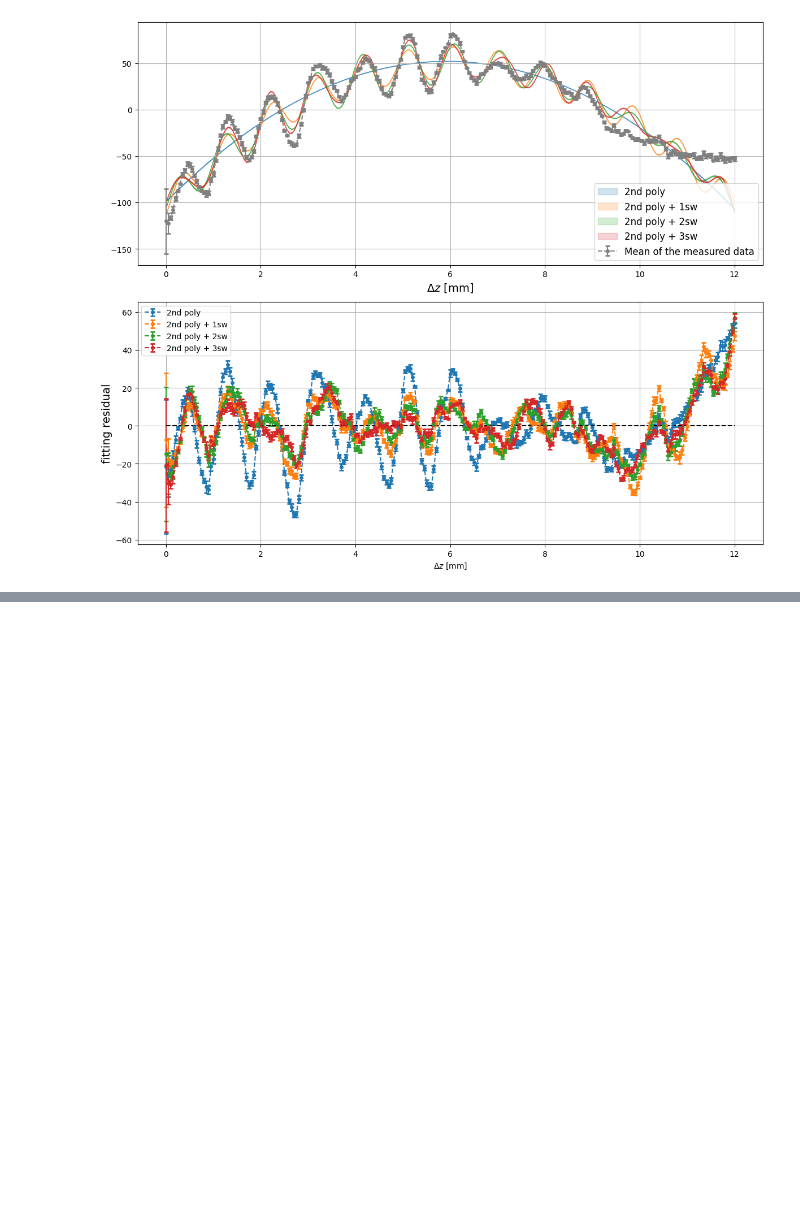
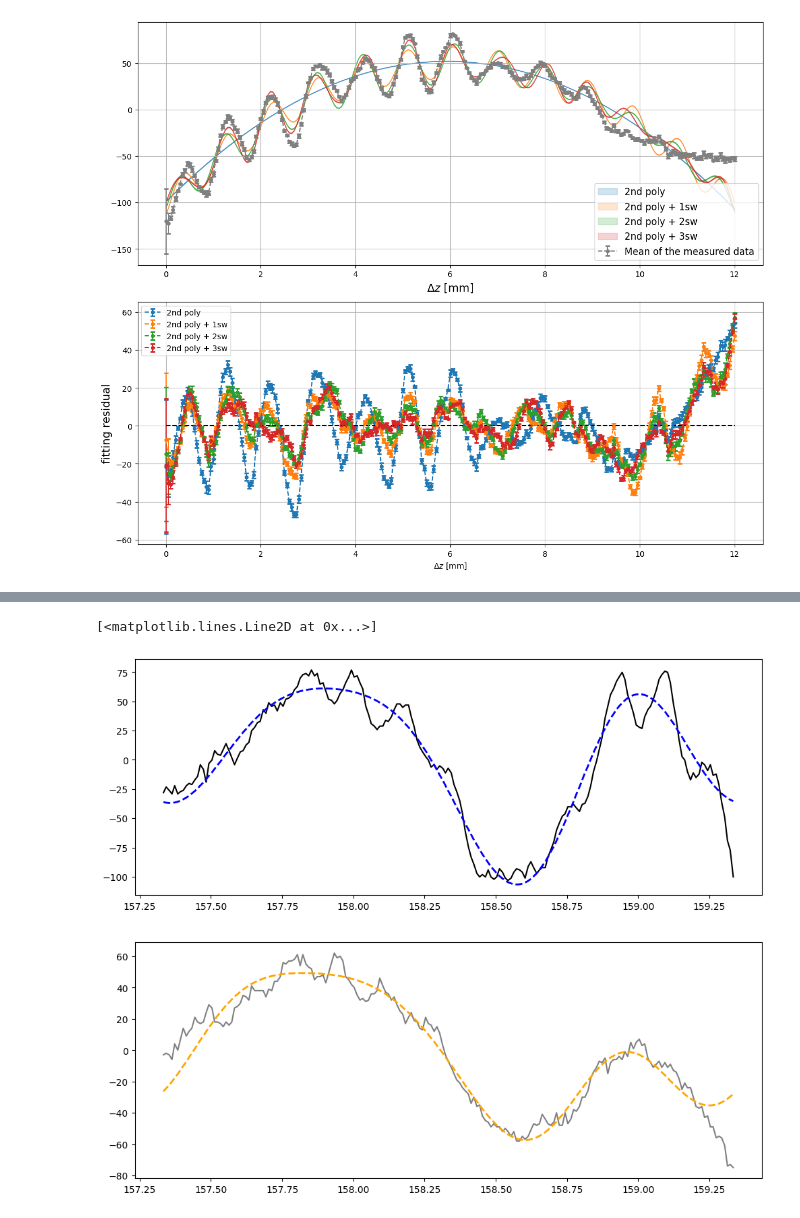
Before and after one commit to XiaodongRencologne/Fore-optics_Test, a Jupyter notebook: results_plot_93cm.ipynb, the cells around one changed output, grey strips where cells are left out. Cells and saved outputs as stored; diff of their text form; code cells hidden in the pictures; blank space fills up the shorter version.

```diff
--- a/results_plot_93cm.ipynb
+++ b/results_plot_93cm.ipynb
@@ -236,0 +278,14 @@ plt.savefig('./Results/result_93cm.png')
+# %%
+data0=fft.ifft(fft.ifftshift(fft.fftshift(fft.fft(Spec0))*Filter))
+data1=fft.ifft(fft.ifftshift(fft.fftshift(fft.fft(Spec1))*Filter))
+# %%
+fig = plt.figure(figsize=(12,10))
+plt.subplot(211)
+plt.plot(freq, Spec0, marker='', linestyle='-',color='k')
+plt.plot(freq, data0, marker='', linestyle='--',color='blue',linewidth=2)
+plt.subplot(212)
+plt.plot(freq, Spec1, marker='', linestyle='-',color='gray')
+plt.plot(freq, data1, marker='', linestyle='--',color='orange',linewidth=2)
+# %% [output]
+[<matplotlib.lines.Line2D at 0x...>]
+[figure, added]
```
Also changed, not shown: parts of 6 cells of this notebook, 3 other files.
